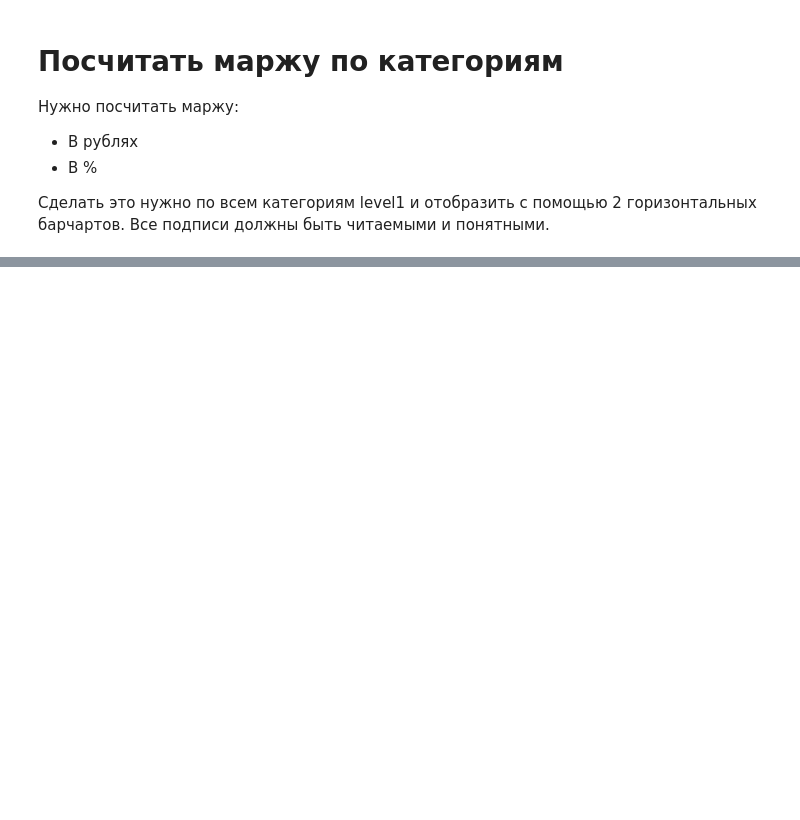
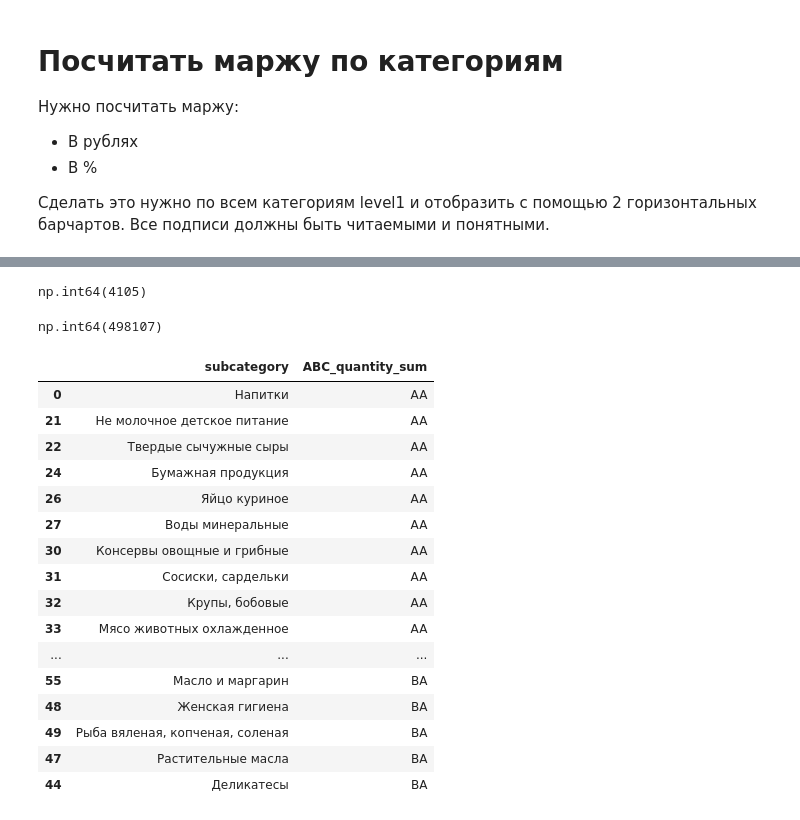
Before and after one commit to Putinka1993/Simulate, a Jupyter notebook: final_python_samokat/test_Samokat.ipynb, the cells around one changed output, grey strips where cells are left out. Cells and saved outputs as stored; diff of their text form; code cells hidden in the pictures; blank space fills up the shorter version.

```diff
--- a/final_python_samokat/test_Samokat.ipynb
+++ b/final_python_samokat/test_Samokat.ipynb
@@ -266,0 +323,12 @@ result_margin_by_category
+# %%
+# общее количество товаров по всем категориям
+total_quantity = merge_table['quantity'].sum()
+total_quantity
+# %% [output]
+np.int64(4105)
+# %%
+# общая сумма всех проданых товаров по всем категориям
+total_sum = merge_table['total_price'].sum()
+total_sum
+# %% [output]
+np.int64(498107)
@@ -266,0 +345,53 @@ result_margin_by_category
+# %%
+# ABC function
+
+def abc_counter(row):
+    if row <= 80:
+        return 'A'
+    elif row <= 95:
+        return 'B'
+    elif row > 95:
+        return 'C'
+# %%
+quantity_by_category['ABC_quantity'] = quantity_by_category['cumsum_quantity'].apply(abc_counter)
+# %%
+# агрегируем сумму по подкатегориям
+sum_by_category = merge_table.groupby('level2').agg(
+    sum_by_subcategory = ('total_price', 'sum')
+).sort_values(by='sum_by_subcategory', ascending=False)
+
+# доля от общего количества
+sum_by_category['share_percent_sum'] = round(sum_by_category['sum_by_subcategory'] / total_sum * 100.0, 2)
+# кумулятивная сумма
+sum_by_category['cumsum_sum'] = sum_by_category['share_percent_sum'].cumsum()
+# %%
+sum_by_category['ABC_sum'] = sum_by_category['cumsum_sum'].apply(abc_counter)
+# %%
+merge_abc_quantity_and_sum = pd.merge(
+    quantity_by_category
+    , sum_by_category
+    , on='level2'
+    , how='inner'
+).reset_index()
+merge_abc_quantity_and_sum['ABC_quantity_sum'] = merge_abc_quantity_and_sum['ABC_quantity'] + merge_abc_quantity_and_sum['ABC_sum']
+result_abc = merge_abc_quantity_and_sum.loc[:, ['level2', 'ABC_quantity_sum']].sort_values(by='ABC_quantity_sum')
+result_abc.columns = ['subcategory', 'ABC_quantity_sum']
+result_abc.head(50)
+# %% [output]
+|  | subcategory | ABC_quantity_sum |
+| 0 | Напитки | AA |
+| 21 | Не молочное детское питание | AA |
+| 22 | Твердые сычужные сыры | AA |
+| 24 | Бумажная продукция | AA |
+| 26 | Яйцо куриное | AA |
+| 27 | Воды минеральные | AA |
+| 30 | Консервы овощные и грибные | AA |
+| 31 | Сосиски, сардельки | AA |
+| 32 | Крупы, бобовые | AA |
+| 33 | Мясо животных охлажденное | AA |
+| ... | ... | ... |
+| 55 | Масло и маргарин | BA |
+| 48 | Женская гигиена | BA |
+| 49 | Рыба вяленая, копченая, соленая | BA |
+| 47 | Растительные масла | BA |
+| 44 | Деликатесы | BA |
```
Also changed, not shown: parts of 12 cells of this notebook, 1 other file.
